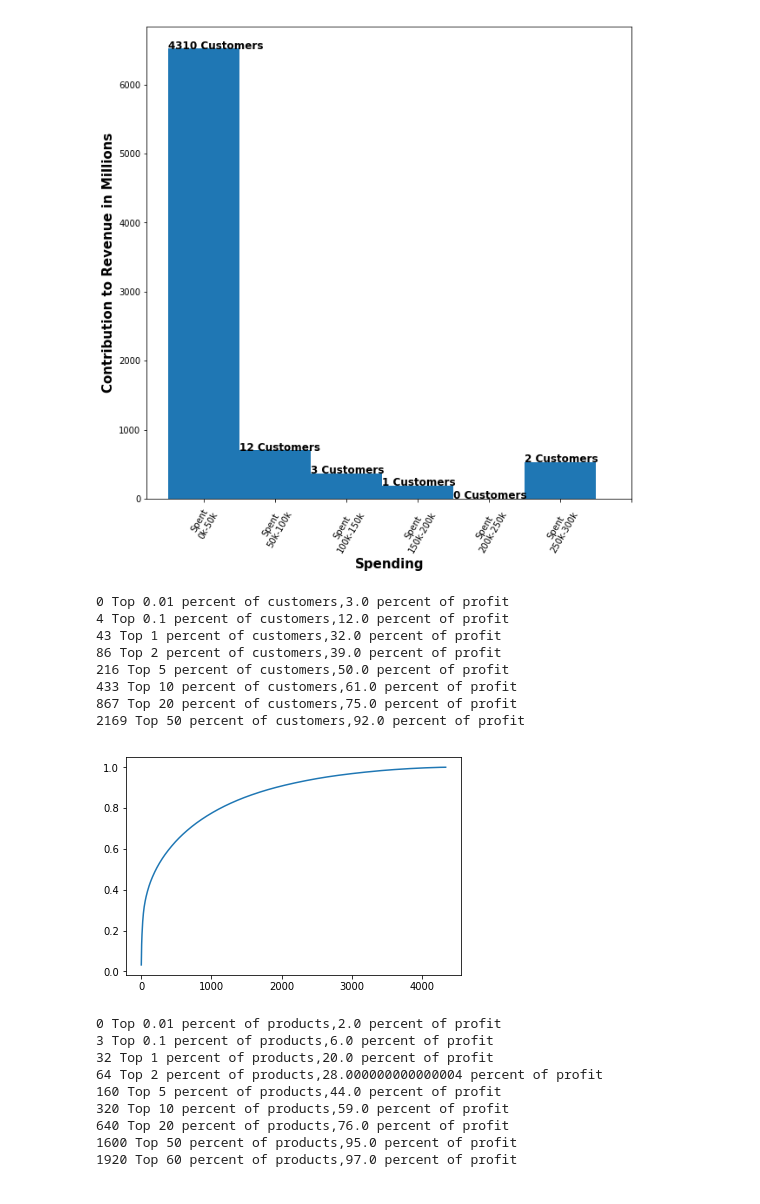
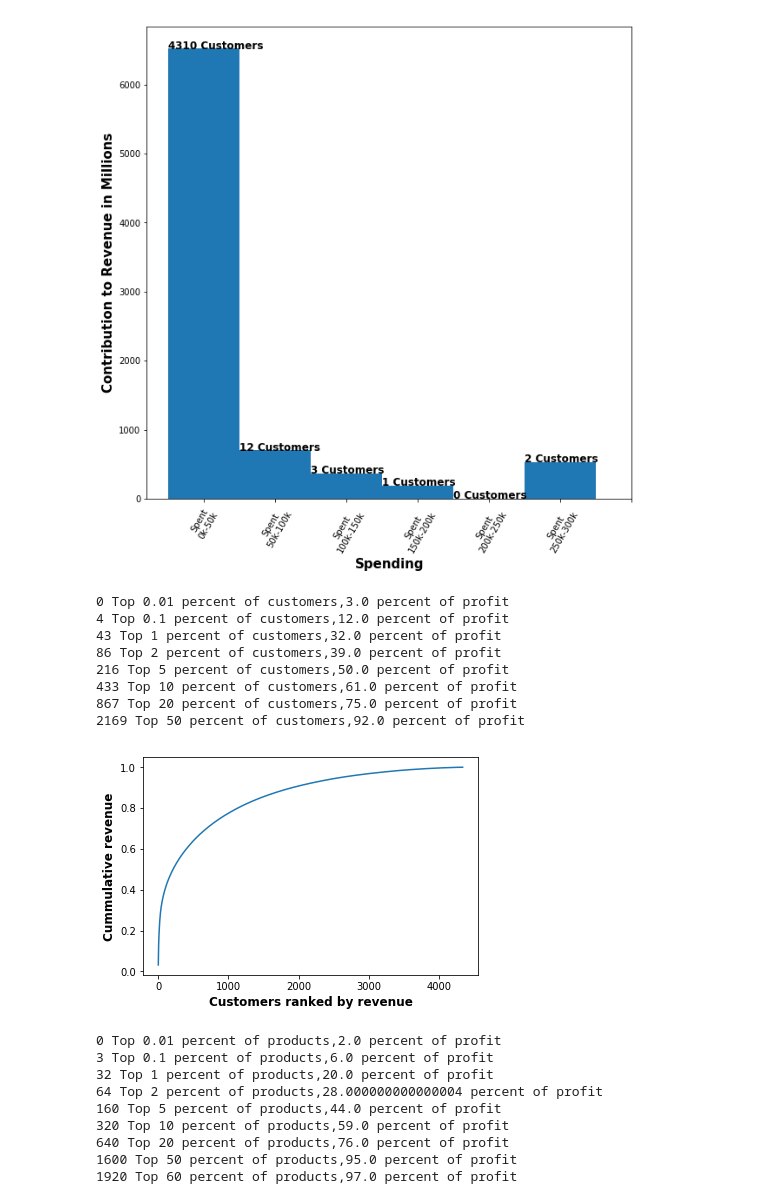
Before and after one commit to leexa90/E-commece-Data-Science, a Jupyter notebook: Untitled_cluster.ipynb, the cells around one changed output. Saved outputs shown, nothing was run; the diff lists cells and outputs as text; code cells hidden in the pictures.

```diff
--- a/Untitled_cluster.ipynb
+++ b/Untitled_cluster.ipynb
@@ -34,6 +30,8 @@ data['Year'] = data['InvoiceDate'].apply(lambda x : x.split('/')[2].split(' ')[0
 data['Time'] = data['InvoiceDate'].apply(lambda x : x.split('/')[2].split(' ')[1])
 data['Hour']= data['Time'].apply(lambda x : x.split(':')[0]).astype(np.uint8)
 data['Min']= data['Time'].apply(lambda x : x.split(':')[1]).astype(np.uint8)
+data['Day_week'] = map(lambda x : datetime.date(x[0],x[1],x[2]).weekday(),data[['Year','Month','Day']].values) # datetime.date(2017,12,25)
+data['Day_week'] = data['Day_week'].map({0:'1mon',1:'2tue',2:'3wed',3:'4thur',4:'5fri',5:'6sat',6:'0sun'})
 print data.head()
 # %% [output]
   InvoiceNo StockCode                          Description  Quantity  \
@@ -65,6 +110,7 @@ plt.hist(temp.TotalRevenue);plt.yscale('log');plt.show()
 # different scales, from the following, hence use log scale
 # %%
 #ignoring customers who causes losses because they are small portion of revenue
+temp  = data.groupby(['CustomerID'])['TotalRevenue'].apply(np.sum).reset_index(drop=0)
 bins=range(0,300001,50000)
 xx=plt.hist(temp['TotalRevenue'],bins=bins)
 print xx
@@ -93,27 +139,30 @@ data = data[data['TotalRevenue']>0].reset_index(drop=True)
 # %%
 # are there any subgroups of important customer
 temp = data.groupby(['CustomerID',])['TotalRevenue'].apply(sum).reset_index(drop=False)
 temp2 = temp.sort_values('TotalRevenue').iloc[::-1].reset_index(drop=True)
 result,val = [] ,0
 for i in range(len(temp2)):
     val += temp2.iloc[i]['TotalRevenue']
     result += [val,]
 temp2['cummulative_profit'] = np.array(result)/val
 for i in [0.01,0.1,1,2,5,10,20,50]:
     num = int(len(temp2)*1.*i/100)
     print num,
     print 'Top %s percent of customers,%s percent of profit'%(i,100*np.round(temp2.loc[num]['cummulative_profit'],2))
-plt.plot(temp2['cummulative_profit']);plt.show()
+plt.plot(temp2['cummulative_profit']);
+plt.xlabel('Customers ranked by revenue',fontsize=12,fontweight='bold')
+plt.ylabel('Cummulative revenue',fontsize=12,fontweight='bold')
+plt.show()
 # %% [output]
 0 Top 0.01 percent of customers,3.0 percent of profit
 4 Top 0.1 percent of customers,12.0 percent of profit
 43 Top 1 percent of customers,32.0 percent of profit
 86 Top 2 percent of customers,39.0 percent of profit
 216 Top 5 percent of customers,50.0 percent of profit
 433 Top 10 percent of customers,61.0 percent of profit
 867 Top 20 percent of customers,75.0 percent of profit
 2169 Top 50 percent of customers,92.0 percent of profit
-[figure, old version]
+[figure, new version]
 # %%
 # are there any subgroups of important customer
 temp = data.groupby(['StockCode_NR'])['TotalRevenue'].apply(sum).reset_index(drop=False)
```
Also changed, not shown: parts of 21 cells of this notebook, 2 other files.
